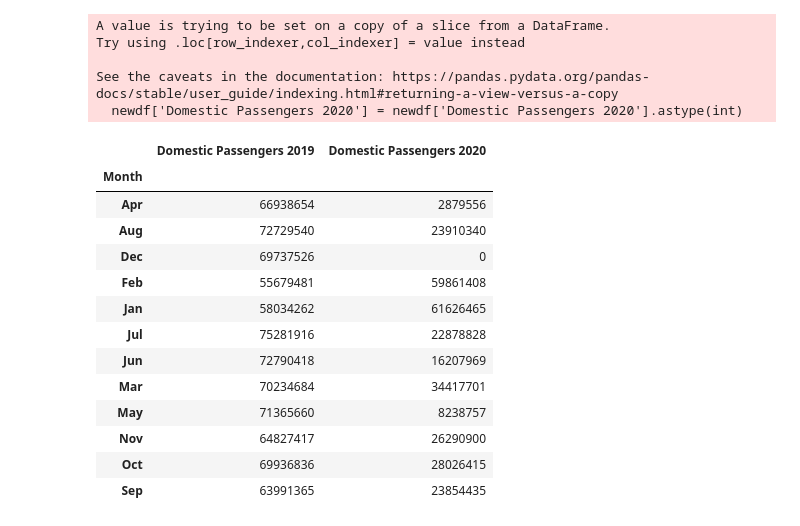
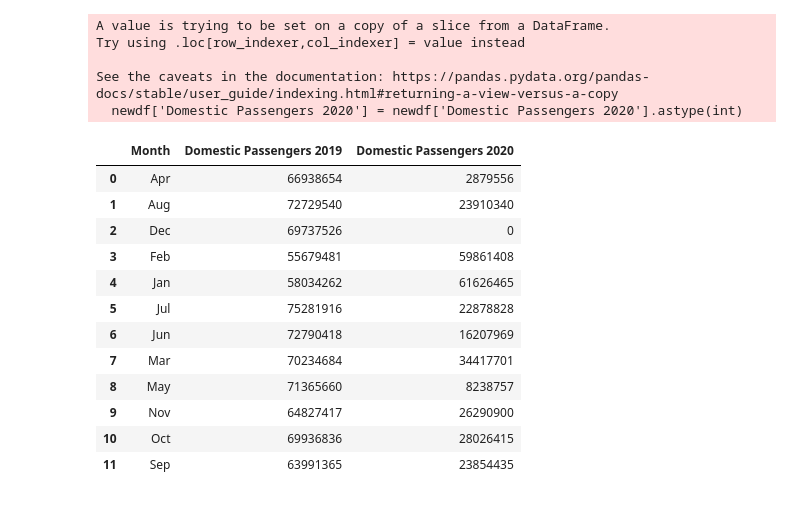
Before and after one commit to paulpreetam/Project1, a Jupyter notebook: Question 1.ipynb, the cells around one changed output. Drawn from its saved outputs; the diff is of its cells as text; code cells hidden in the pictures.

```diff
--- a/Question 1.ipynb
+++ b/Question 1.ipynb
@@ -182,21 +190,21 @@ Try using .loc[row_indexer,col_indexer] = value instead
 
 See the caveats in the documentation: https://pandas.pydata.org/pandas-docs/stable/user_guide/indexing.html#returning-a-view-versus-a-copy
   newdf['Domestic Passengers 2020'] = newdf['Domestic Passengers 2020'].astype(int)
-# %%
-newdf1 = newdf.groupby('Month')
-newdf1.sum()
-# %% [output]
-|  | Domestic Passengers 2019 | Domestic Passengers 2020 |
-| Month |  |  |
-| Apr | 66938654 | 2879556 |
-| Aug | 72729540 | 23910340 |
-| Dec | 69737526 | 0 |
-| Feb | 55679481 | 59861408 |
-| Jan | 58034262 | 61626465 |
-| Jul | 75281916 | 22878828 |
-| Jun | 72790418 | 16207969 |
-| Mar | 70234684 | 34417701 |
-| May | 71365660 | 8238757 |
-| Nov | 64827417 | 26290900 |
-| Oct | 69936836 | 28026415 |
-| Sep | 63991365 | 23854435 |
+# %%
+# months = ["Jan", "Feb", "Mar", "Apr", "May", "Jun", "Jul", "Aug", "Sep", "Oct", "Nov", "Dec"]
+passenger_sum_df = newdf.groupby('Month')
+passenger_sum_df.sum().reset_index()
+# %% [output]
+|  | Month | Domestic Passengers 2019 | Domestic Passengers 2020 |
+| 0 | Apr | 66938654 | 2879556 |
+| 1 | Aug | 72729540 | 23910340 |
+| 2 | Dec | 69737526 | 0 |
+| 3 | Feb | 55679481 | 59861408 |
+| 4 | Jan | 58034262 | 61626465 |
+| 5 | Jul | 75281916 | 22878828 |
+| 6 | Jun | 72790418 | 16207969 |
+| 7 | Mar | 70234684 | 34417701 |
+| 8 | May | 71365660 | 8238757 |
+| 9 | Nov | 64827417 | 26290900 |
+| 10 | Oct | 69936836 | 28026415 |
+| 11 | Sep | 63991365 | 23854435 |
```
Also changed, not shown: parts of 4 cells of this notebook.
